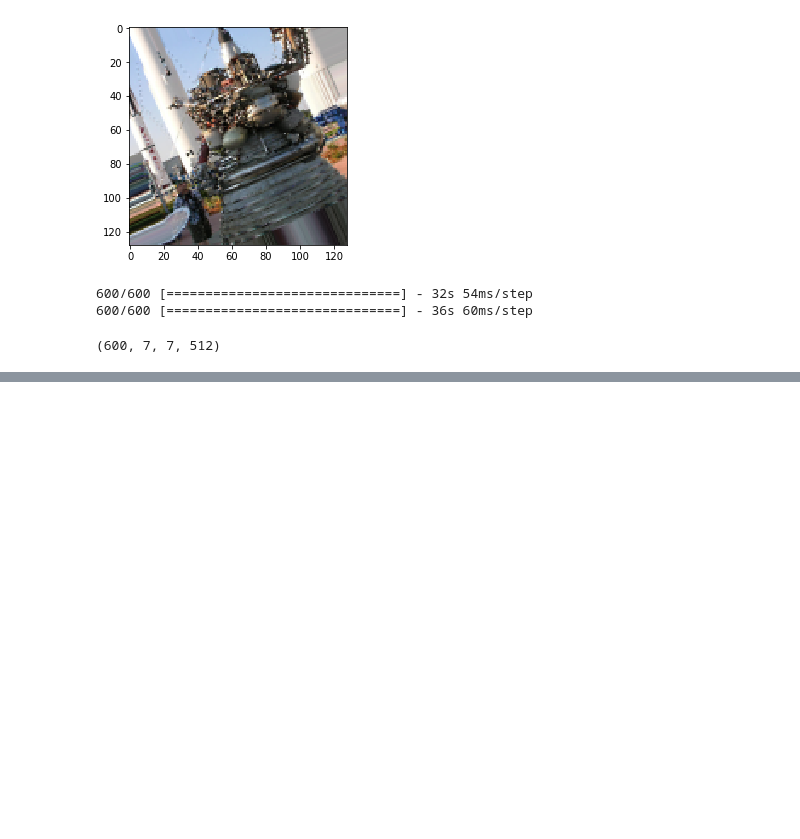
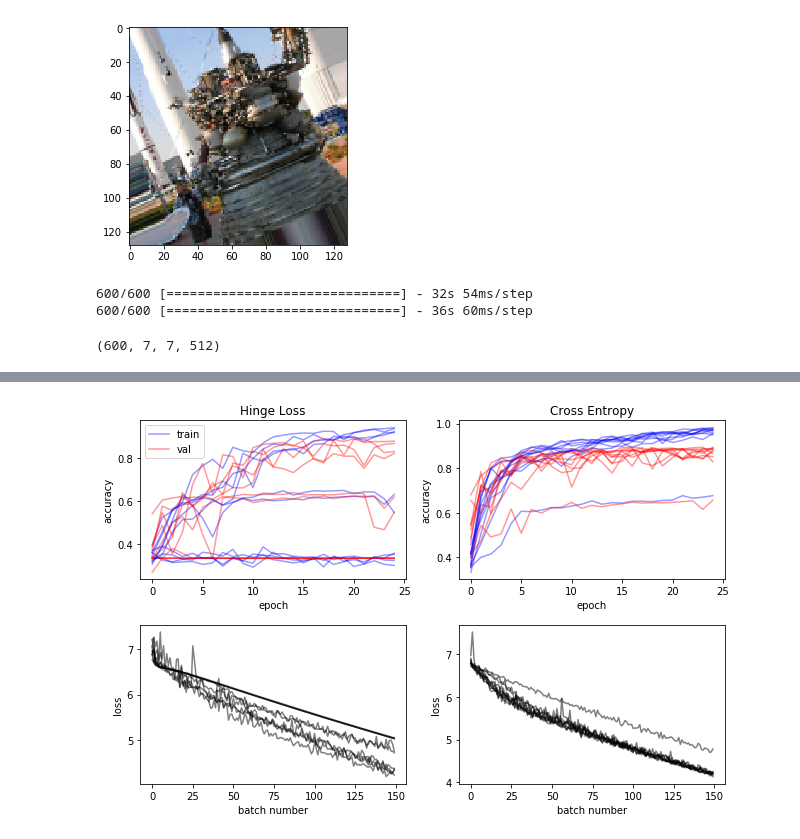
Before and after one commit to johnldean/cs231n-final, a Jupyter notebook: car-rocket-ship_datagen.ipynb, the cells around one changed output, grey strips where cells are left out. Cells and saved outputs as stored; diff of their text form; code cells hidden in the pictures; blank space fills up the shorter version.

```diff
--- a/car-rocket-ship_datagen.ipynb
+++ b/car-rocket-ship_datagen.ipynb
@@ -94,0 +241,37 @@ print(xtr.shape)
+# %%
+plt.figure(figsize=(9,6))
+for i in range(len(vacc_)):
+    plt.subplot(2,2,1)
+    plt.plot(acc_[i],color='blue',alpha=0.4)
+    plt.plot(vacc_[i],'red',alpha=0.4)
+    plt.xlabel("epoch")
+    plt.ylabel("accuracy")
+    plt.grid()
+    plt.subplot(2,2,3)
+    plt.plot(loss_[i],'black', label="val",alpha=0.5)
+    plt.xlabel("batch number")
+    plt.ylabel("loss")
+    plt.grid()
+    plt.subplot(2,2,2)
+    plt.plot(acc2_[i],color='blue',alpha=0.4)
+    plt.plot(vacc2_[i],'red',alpha=0.4)
+    plt.xlabel("epoch")
+    plt.ylabel("accuracy")
+    plt.grid()
+    plt.subplot(2,2,4)
+    plt.plot(loss2_[i],'black', label="val",alpha=0.5)
+    plt.xlabel("batch number")
+    plt.ylabel("loss")
+    plt.grid()
+
+plt.subplot(2,2,1)
+plt.title("Hinge Loss")
+plt.legend(['train','val'])
+
+plt.subplot(2,2,2)
+plt.title("Cross Entropy")
+
+plt.tight_layout()
+plt.savefig('im1.png')
+# %% [output]
+[figure, added]
```
Also changed, not shown: parts of 4 cells of this notebook, 1 other file.
